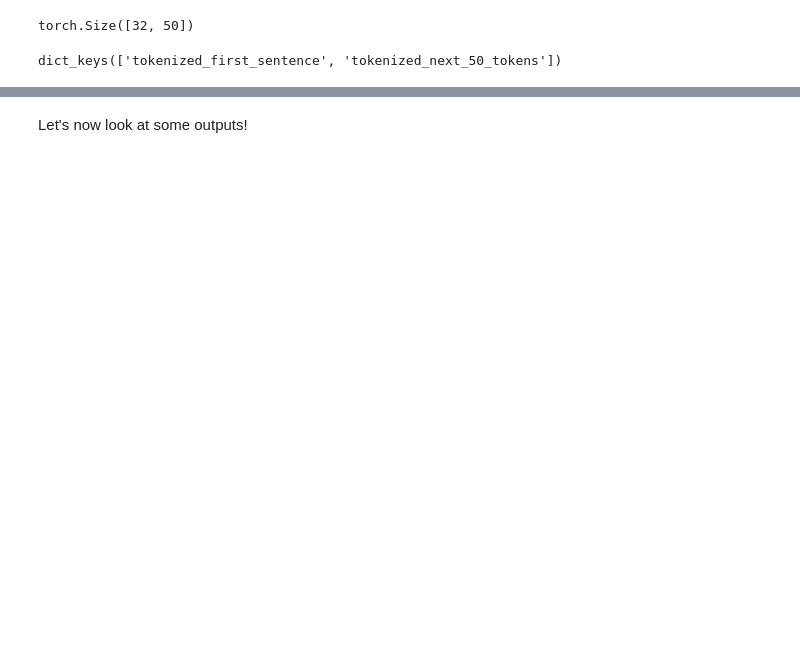
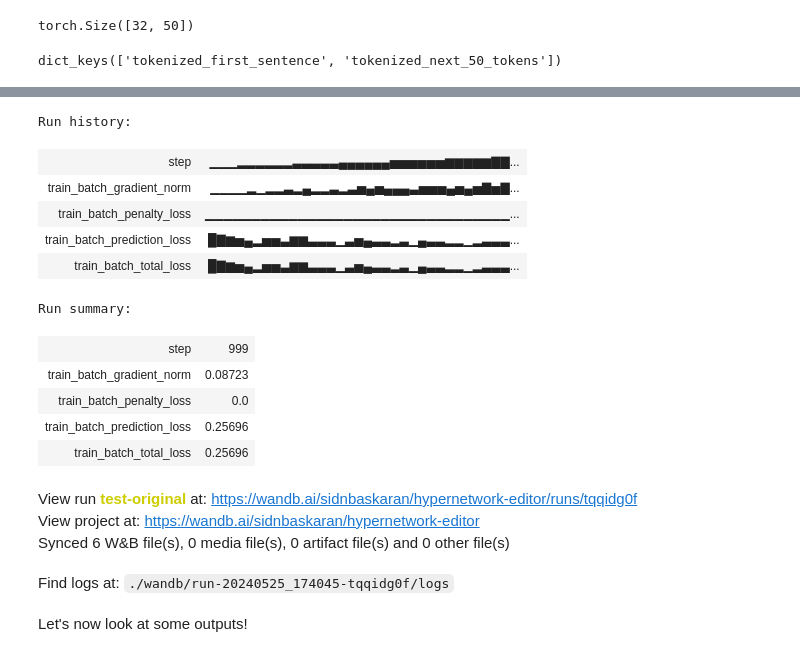
Before and after one commit to sidnb13/hypernetwork-editor, a Jupyter notebook: notebooks/editing_wikipedia_sentences.ipynb, the cells around one changed output, grey strips where cells are left out. Saved outputs shown, nothing was run; the diff lists cells and outputs as text; code cells hidden in the pictures; blank space fills up the shorter version.

```diff
--- a/notebooks/editing_wikipedia_sentences.ipynb
+++ b/notebooks/editing_wikipedia_sentences.ipynb
@@ -1294,3 +1338,22 @@ hypernetwork.run_train(
+# %%
+wandb.finish()
+# %% [output]
+Run history:
+| step | ▁▁▁▂▂▂▂▂▂▃▃▃▃▃▄▄▄▄▄▄▅▅▅▅▅▅▆▆▆▆▆▇▇... |
+| train_batch_gradient_norm | ▁▁▁▁▂▁▂▂▃▂▄▂▂▃▂▃▅▄▅▄▄▄▃▅▅▅▄▅▄▅▇▅▇... |
+| train_batch_penalty_loss | ▁▁▁▁▁▁▁▁▁▁▁▁▁▁▁▁▁▁▁▁▁▁▁▁▁▁▁▁▁▁▁▁▁... |
+| train_batch_prediction_loss | █▇▆▅▄▂▅▅▃▆▆▃▃▃▁▃▅▄▃▃▂▃▁▄▃▃▂▂▁▂▃▃▃... |
+| train_batch_total_loss | █▇▆▅▄▂▅▅▃▆▆▃▃▃▁▃▅▄▃▃▂▃▁▄▃▃▂▂▁▂▃▃▃... |
+Run summary:
+| step | 999 |
+| train_batch_gradient_norm | 0.08723 |
+| train_batch_penalty_loss | 0.0 |
+| train_batch_prediction_loss | 0.25696 |
+| train_batch_total_loss | 0.25696 |
+View run test-original at: https://wandb.ai/sidnbaskaran/hypernetwork-editor/runs/tqqidg0f
+View project at: https://wandb.ai/sidnbaskaran/hypernetwork-editor
+Synced 6 W&B file(s), 0 media file(s), 0 artifact file(s) and 0 other file(s)
+Find logs at: ./wandb/run-20240525_174045-tqqidg0f/logs
 # %% [markdown]
 Let's now look at some outputs!
 # %%
```
Also changed, not shown: parts of 33 cells of this notebook, 5 other files.
